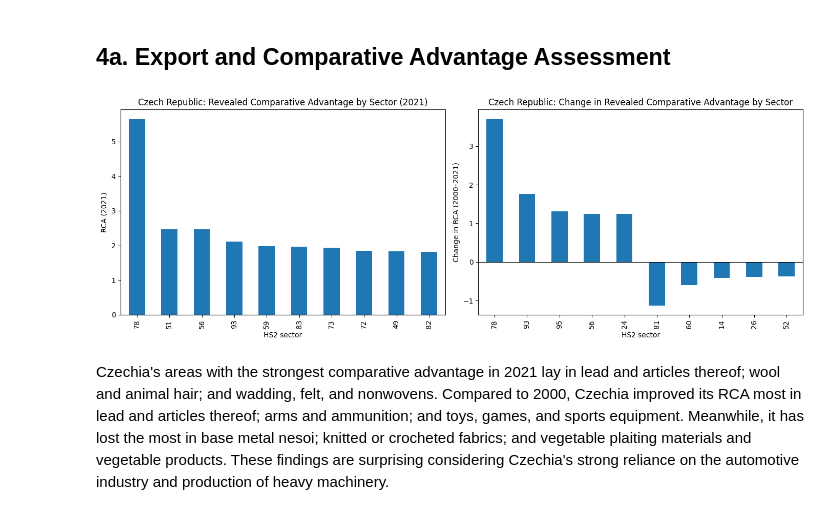
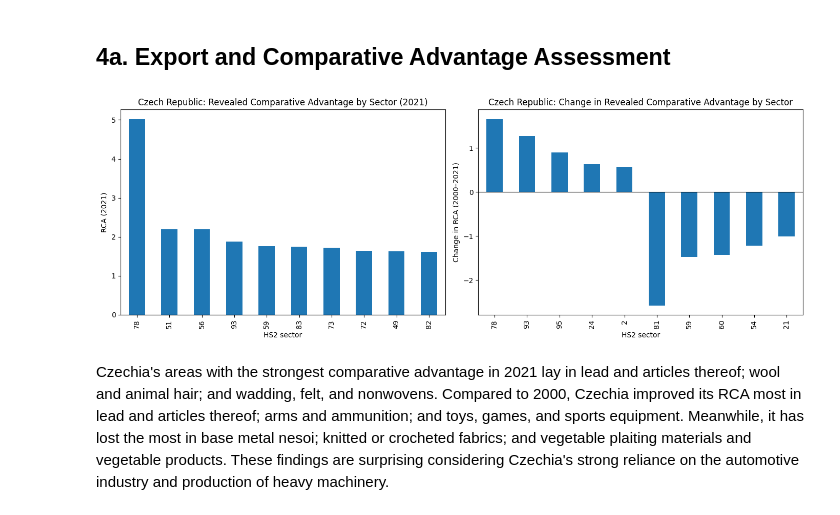
Before and after one commit to Jonas-Nepozitek/economics-for-global-affairs, a Jupyter notebook: midterm/jn_midterm.ipynb, the cells around one changed output. Drawn from its saved outputs; the diff is of its cells as text; code cells hidden in the pictures.

```diff
--- a/midterm/jn_midterm.ipynb
+++ b/midterm/jn_midterm.ipynb
@@ -82,12 +82,21 @@ industryflows = pd.read_csv("https://raw.githubusercontent.com/akhandelwal8/glob
 # %%
 industryflowscze = industryflows[industryflows['iso_o'] == 'CZE']
 # %%
-industryflowscze = industryflowscze[(industryflowscze['year'] == 2000) | (industryflowscze['year'] == 2021)]
+industryflowscze00 = industryflowscze[industryflowscze['year'] == 2000]
+industryflowscze21 = industryflowscze[industryflowscze['year'] == 2021]
 # %%
-industryflowscze['value_tot'] = industryflowscze['value'].sum()
-industryflowscze['value_wd_tot'] = industryflowscze['value_wd'].sum()
-industryflowscze['sh_hs2'] = industryflowscze['value'] / industryflowscze['value_wd']
-industryflowscze['sh_wd'] = industryflowscze['value_tot'] / industryflowscze['value_wd_tot']
-industryflowscze['rca'] = industryflowscze['sh_hs2'] / industryflowscze['sh_wd']
+industryflowscze00['value_tot'] = industryflowscze00['value'].sum()
+industryflowscze00['value_wd_tot'] = industryflowscze00['value_wd'].sum()
+industryflowscze00['sh_hs2'] = industryflowscze00['value'] / industryflowscze00['value_wd']
+industryflowscze00['sh_wd'] = industryflowscze00['value_tot'] / industryflowscze00['value_wd_tot']
+industryflowscze00['rca'] = industryflowscze00['sh_hs2'] / industryflowscze00['sh_wd']
+
+industryflowscze21['value_tot'] = industryflowscze21['value'].sum()
+industryflowscze21['value_wd_tot'] = industryflowscze21['value_wd'].sum()
+industryflowscze21['sh_hs2'] = industryflowscze21['value'] / industryflowscze21['value_wd']
+industryflowscze21['sh_wd'] = industryflowscze21['value_tot'] / industryflowscze21['value_wd_tot']
+industryflowscze21['rca'] = industryflowscze21['sh_hs2'] / industryflowscze21['sh_wd']
 # %%
-industryflowscze['rca_change'] = industryflowscze.groupby('hs2')['rca'].diff()
+rca_change = industryflowscze21[['hs2', 'rca']].merge(industryflowscze00[['hs2', 'rca']], on='hs2', suffixes=('_21', '_00'))
+rca_change['rca_change'] = rca_change['rca_21'] - rca_change['rca_00']
+rca_change = rca_change.sort_values('rca_change', ascending=False)
@@ -97,40 +103,39 @@ rca_levels = rca_levels.rename(columns={2000: 'rca_2000', 2021: 'rca_2021'})
 # %%
 # Top sectors by RCA
-top = industryflowscze.groupby('hs2')['rca'].last().sort_values(ascending=False).head(10)
-top = top.reset_index().merge(rca_levels, on='hs2')
+top = rca_change.groupby('hs2')['rca_21'].last().sort_values(ascending=False).head(10)
 
-# Top 10 by RCA increase
-top10 = industryflowscze.groupby('hs2')['rca_change'].last().sort_values(ascending=False).head(5)
+# Top 5 by RCA increase
+top5 = rca_change.groupby('hs2')['rca_change'].last().sort_values(ascending=False).head(5)
 
 # Bottom 5 by RCA change
-bottom5 = industryflowscze.groupby('hs2')['rca_change'].last().sort_values().head(5)
+bottom5 = rca_change.groupby('hs2')['rca_change'].last().sort_values().head(5)
 
 # Combine and drop any duplicates
-sel = pd.concat([top10, bottom5]).reset_index().drop_duplicates(subset='hs2')
+sel = pd.concat([top5, bottom5]).reset_index().drop_duplicates(subset='hs2')
 
 # Merge with RCA levels if you still need them
-sel = sel.merge(rca_levels, on='hs2', how='left')
+sel = sel.merge(rca_change, on=['hs2', 'rca_change'], how='left')
 
 fig, (ax1, ax2) = plt.subplots(1, 2, figsize=(14, 5), sharey=False)
 
 # --- Left: Top sectors by RCA (2021)
-top.plot(x='hs2', y='rca_2021', kind='bar', ax=ax1, legend=False)
+top.plot(x='hs2', y='rca_21', kind='bar', ax=ax1, legend=False)
 ax1.axhline(0, color='black', linewidth=0.8)
 ax1.set_xlabel('HS2 sector')
 ax1.set_ylabel('RCA (2021)')
 ax1.set_title('Czech Republic: Revealed Comparative Advantage by Sector (2021)')
 
 # --- Right: Change in RCA
 sel.plot(x='hs2', y='rca_change', kind='bar', ax=ax2, legend=False)
 ax2.axhline(0, color='black', linewidth=0.8)
 ax2.set_xlabel('HS2 sector')
 ax2.set_ylabel('Change in RCA (2000–2021)')
 ax2.set_title('Czech Republic: Change in Revealed Comparative Advantage by Sector')
 
 plt.tight_layout()
 plt.show()
 # %% [output]
-[figure, old version]
+[figure, new version]
 # %% [markdown]
 Czechia's areas with the strongest comparative advantage in 2021 lay in lead and articles thereof; wool and animal hair; and wadding, felt, and nonwovens. Compared to 2000, Czechia improved its RCA most in lead and articles thereof; arms and ammunition; and toys, games, and sports equipment. Meanwhile, it has lost the most in base metal nesoi; knitted or crocheted fabrics; and vegetable plaiting materials and vegetable products. These findings are surprising considering Czechia's strong reliance on the automotive industry and production of heavy machinery.
 # %% [markdown]
```
Also changed, not shown: parts of 1 cell of this notebook.
